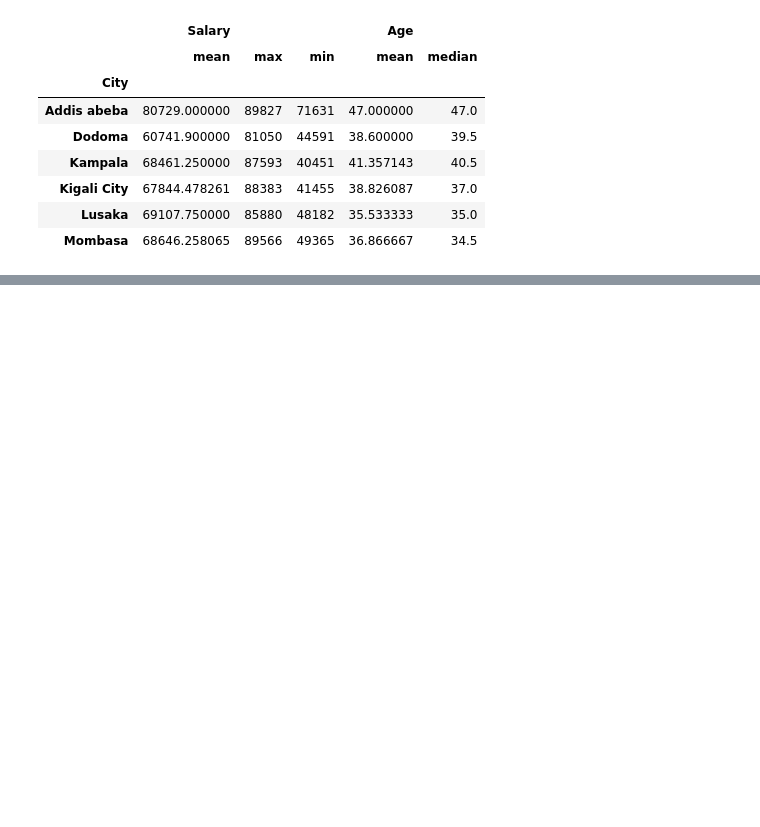
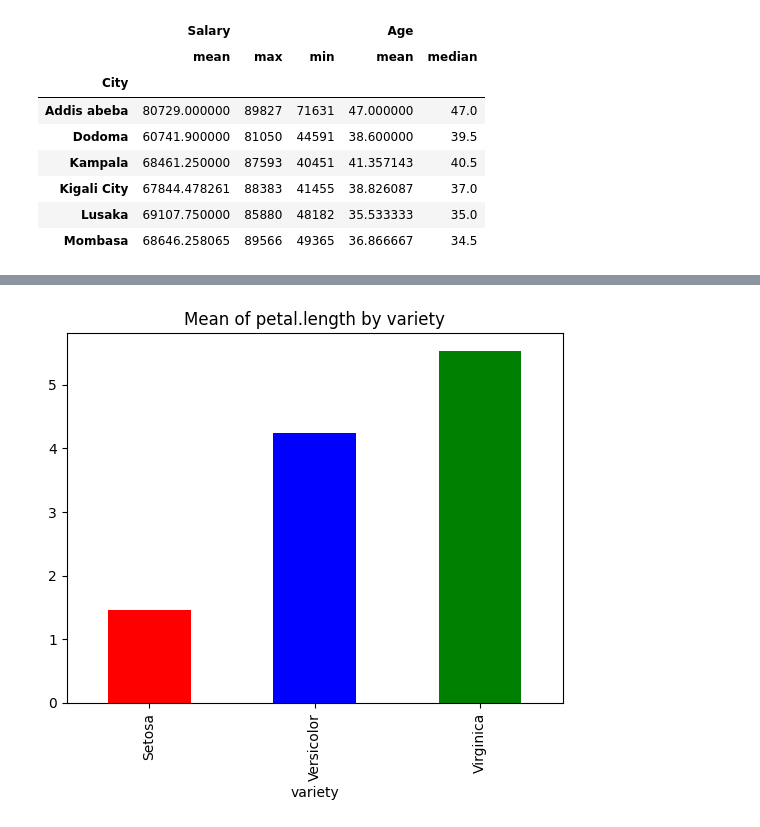
Before and after one commit to UWINTWALI/Datascience-course, a Jupyter notebook: lecture1_python_variables.ipynb, the cells around one changed output, grey strips where cells are left out. Saved outputs shown, nothing was run; the diff lists cells and outputs as text; code cells hidden in the pictures; blank space fills up the shorter version.

```diff
--- a/lecture1_python_variables.ipynb
+++ b/lecture1_python_variables.ipynb
@@ -2773,0 +3359,8 @@ myvar = 3.5
+# %%
+## Bar graph for the variety and mean of petal.length
+iris_data.groupby("variety")["petal.length"].mean().plot(kind = 'bar',
+                                                        color = ['r', 'b', 'g'],
+                                    title = "Mean of petal.length by variety")
+plt.show()
+# %% [output]
+[figure, added]
```
Also changed, not shown: parts of 158 cells of this notebook, 11 other files.
